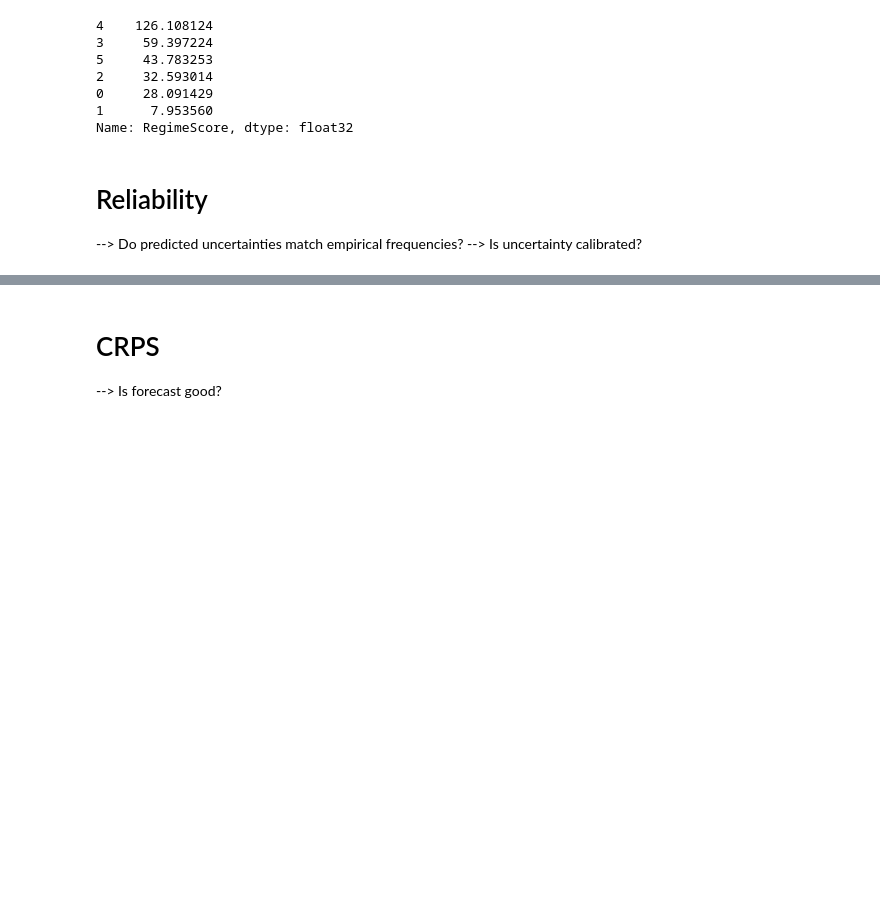
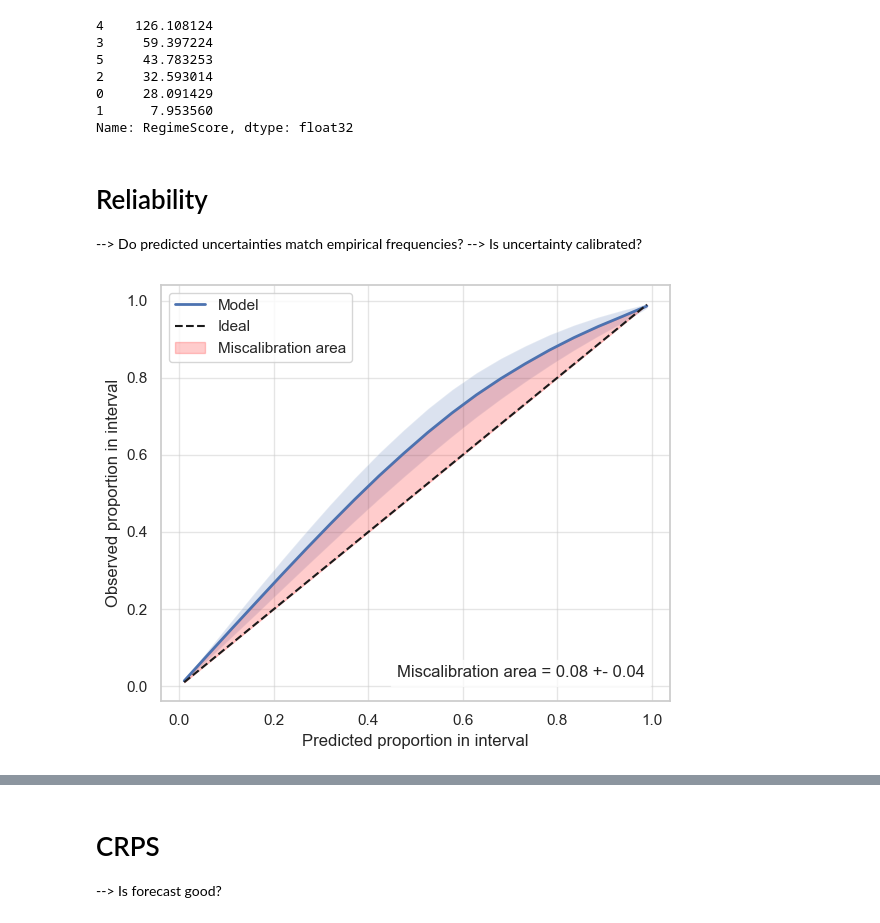
Before and after one commit to y-jenniges/time_imputation, a Jupyter notebook: uncertainty_analysis.ipynb, the cells around one changed output, grey strips where cells are left out. Drawn from its saved outputs; the diff is of its cells as text; code cells hidden in the pictures; blank space fills up the shorter version.

```diff
--- a/uncertainty_analysis.ipynb
+++ b/uncertainty_analysis.ipynb
@@ -300,7 +313,7 @@ for j, name in enumerate(config.parameters):
 
     ax.set_xlabel("Predicted total uncertainty")
     ax.set_ylabel("Absolute error")
-    ax.set_title(f"{config.parameter_name_map[name]} – before calibration")
+    ax.set_title(f"{config.parameter_name_map[name]}")
     ax.grid(True)
 
 plt.tight_layout()
@@ -378,39 +402,37 @@ for d in range(y_true.shape[1]):
         cov = np.mean((y[valid] >= lower[valid]) & (y[valid] <= upper[valid]))
         curve.append(cov)
 
     all_curves.append(curve)
 
 all_curves = np.array(all_curves)
 
 mean_curve = np.nanmean(all_curves, axis=0)
 std_curve = np.nanstd(all_curves, axis=0)
 
 miscal_areas = [ np.trapezoid(np.abs(curve - levels), levels) for curve in all_curves]
 miscal_area = np.mean(miscal_areas)
 miscal_area_std = np.std(miscal_areas)
 ideal = levels
 
 # Plot
 plt.figure(figsize=(6,5))
 plt.plot(levels, mean_curve, label="Model", linewidth=2)  # Model curve
 plt.fill_between(levels, mean_curve - std_curve, mean_curve + std_curve, alpha=0.2)  # Parameter variability band
 plt.plot(levels, ideal, "k--", label="Ideal")  # Ideal
 plt.fill_between(levels, mean_curve, ideal, color="red", alpha=0.2, label="Miscalibration area")  # Miscalibration area
 plt.text(0.95, 0.05, f"Miscalibration area = {miscal_area:.2f} +- {miscal_area_std:.2f}", transform=plt.gca().transAxes, bbox=dict(facecolor="white", alpha=0.7), ha="right", va="bottom")  # Miscalibration value
 
 plt.xlabel("Nominal coverage")
 plt.xlabel("Predicted proportion in interval")
 plt.ylabel("Empirical coverage")
 plt.ylabel("Observed proportion in interval")
-plt.title("Calibration")
 plt.legend()
-# plt.grid()
+
 plt.tight_layout()
-
-# file_name = base_dir / f"{model_name+exp_id.lstrip('/')}_uncertainty_calibration.png"
-# plt.savefig(file_name)
-plt.savefig(f"output/plots/uncertainty/{model_name+exp_id.lstrip('/')}_uncertainty_calibration.png")
+plt.savefig(f"output/plots/uncertainty/{model_name+exp_id.lstrip('/')}_uncertainty_calibration.png", bbox_inches="tight", dpi=300)
 plt.show()
+# %% [output]
+[figure, added]
 # %%
 for i, param in enumerate(config.parameter_name_map.values()):
     plt.plot(levels, all_curves[i], label=param)
```
Also changed, not shown: parts of 23 cells of this notebook.
